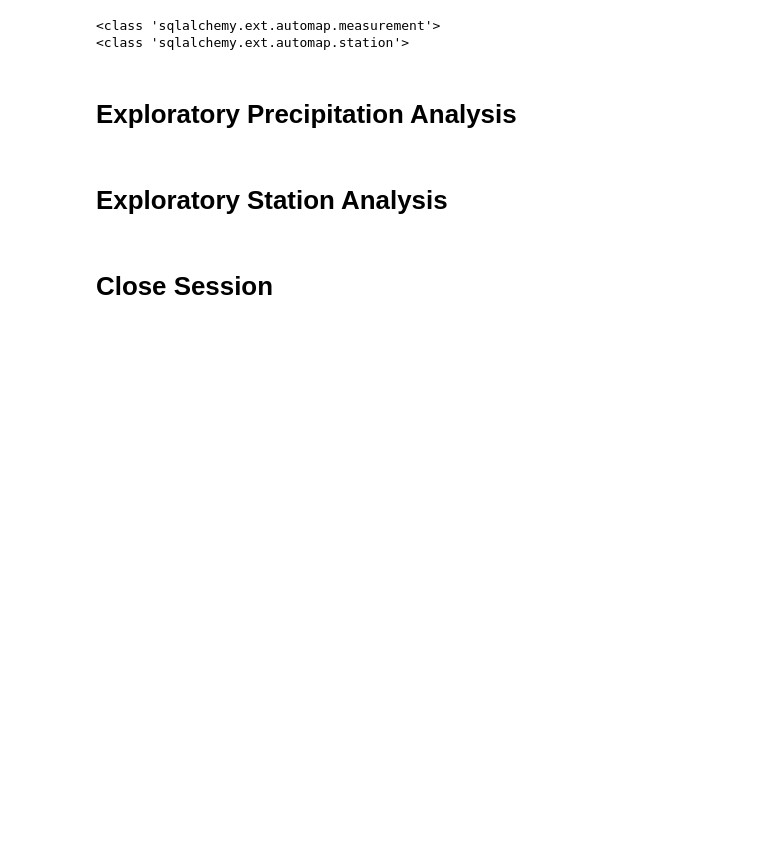
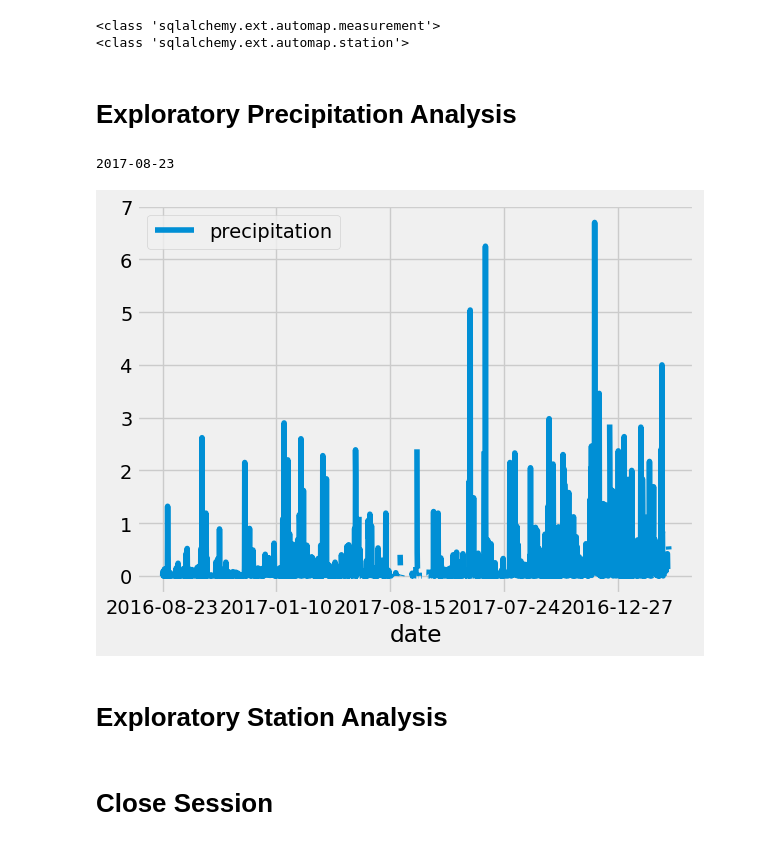
Before and after one commit to rfe123/umn_data_sqlalchemy_challenge, a Jupyter notebook: climate_starter.ipynb, the cells around one changed output. Saved outputs shown, nothing was run; the diff lists cells and outputs as text; code cells hidden in the pictures; blank space fills up the shorter version.

Commit message:
Measurement Plots

```diff
--- a/climate_starter.ipynb
+++ b/climate_starter.ipynb
@@ -42,23 +42,40 @@ session = Session(bind=engine)
 # Exploratory Precipitation Analysis
 # %%
 # Find the most recent date in the data set.
+last_measurement = session.query(Measurements).order_by(Measurements.date.desc()).first()
+print(last_measurement.date)
+# %% [output]
+2017-08-23
 # %%
 # Design a query to retrieve the last 12 months of precipitation data and plot the results.
 # Starting from the most recent data point in the database.
+last_date_str = last_measurement.date
+year,month,day = str.split(last_date_str,'-')
+last_date = dt.date(int(year),int(month),int(day))
 
 # Calculate the date one year from the last date in data set.
-
+first_date = last_date - dt.timedelta(days=365)
 
 # Perform a query to retrieve the data and precipitation scores
-
+precip_by_date = (session.query(
+                    Measurements.date,
+                    Measurements.prcp
+                    )
+                .filter(Measurements.date >= first_date)
+                .filter(Measurements.date < last_date)
+                .all())
 
 # Save the query results as a Pandas DataFrame. Explicitly set the column names
-
+prcp_df = pd.DataFrame(precip_by_date, columns=['date', 'precipitation'])
 
 # Sort the dataframe by date
-
+prcp_df.sort_values('date')
 
 # Use Pandas Plotting with Matplotlib to plot the data
+prcp_df.plot.line('date', 'precipitation')
+plt.show()
+# %% [output]
+[figure, added]
 # %%
 # Use Pandas to calculate the summary statistics for the precipitation data
 # %% [markdown]
```
